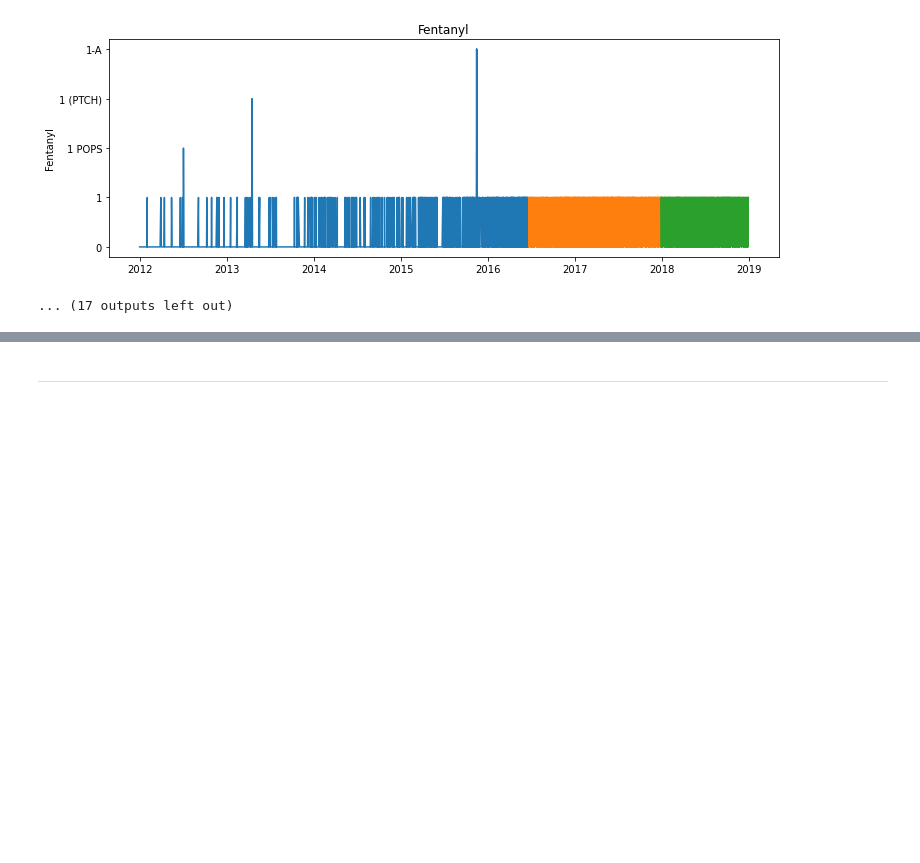
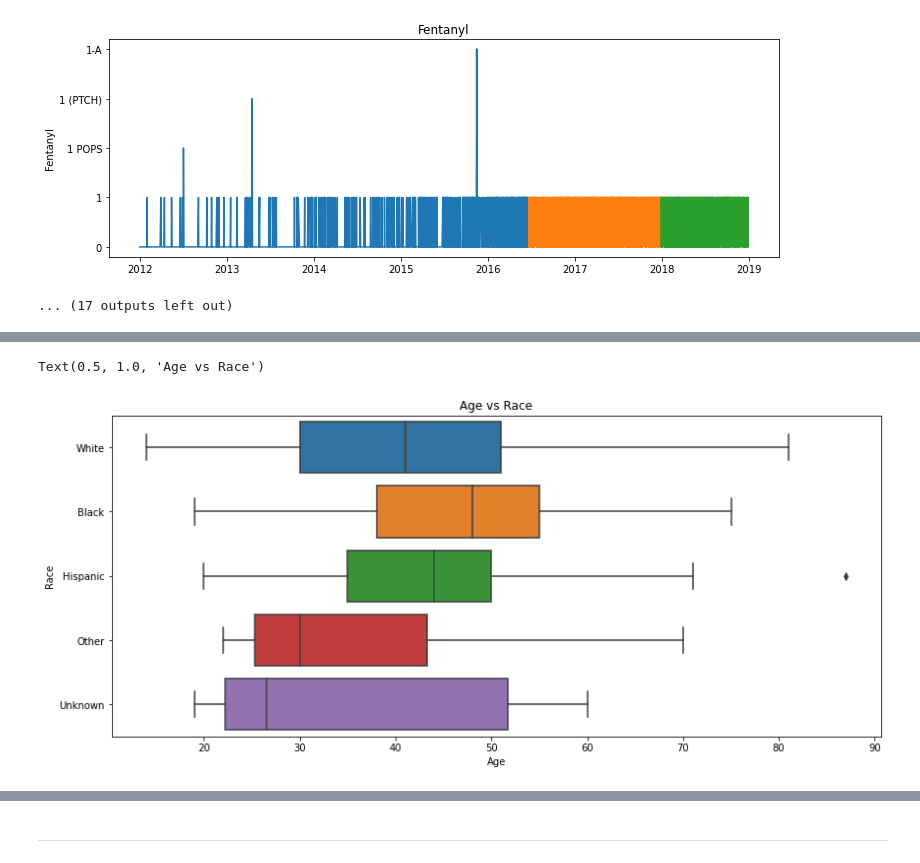
Before and after one commit to natasharivers/individual_project, a Jupyter notebook: Initial Time Series Notebook.ipynb, the cells around one changed output, grey strips where cells are left out. Drawn from its saved outputs; the diff is of its cells as text; code cells hidden in the pictures; blank space fills up the shorter version.

```diff
--- a/Initial Time Series Notebook.ipynb
+++ b/Initial Time Series Notebook.ipynb
@@ -270,0 +282,8 @@ for col in train.columns:
+# %%
+#visualize age and race
+plt.figure(figsize=(14, 6))
+sns.boxplot(x='Age', y='Race', data=train)
+plt.title('Age vs Race')
+# %% [output]
+Text(0.5, 1.0, 'Age vs Race')
+[figure, added]
```
Also changed, not shown: parts of 4 cells of this notebook.
